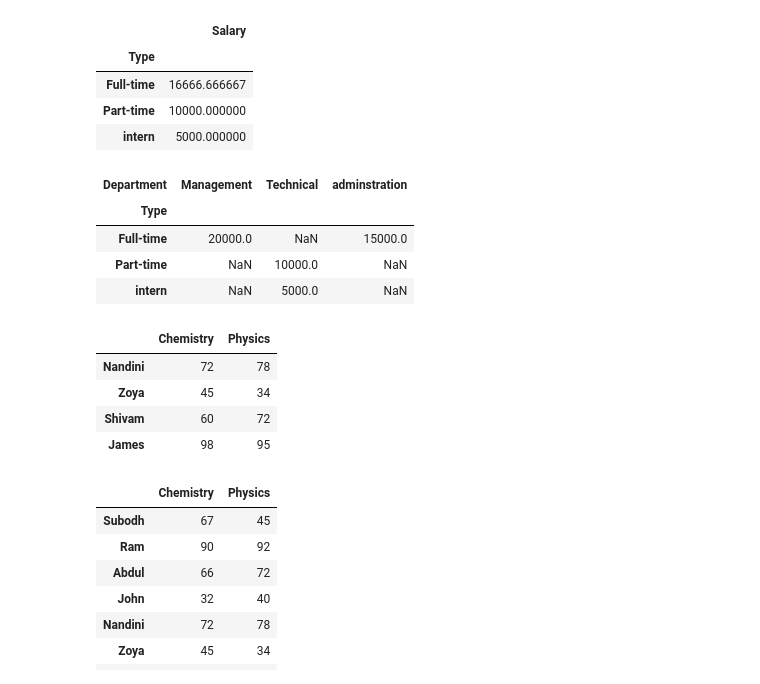
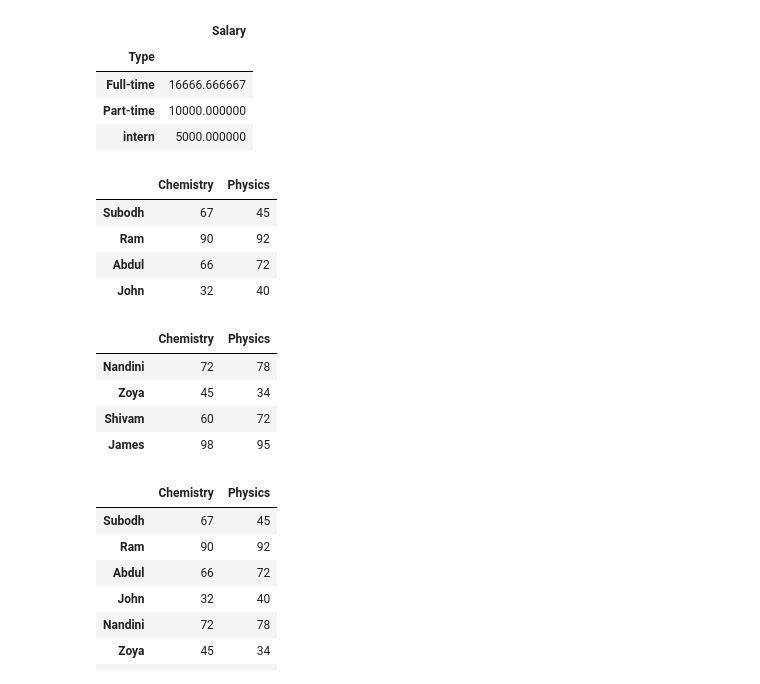
Before and after one commit to vipin11111/5thsem, a Jupyter notebook: pandas.ipynb, the cells around one changed output. Saved outputs shown, nothing was run; the diff lists cells and outputs as text; code cells hidden in the pictures.

```diff
--- a/pandas.ipynb
+++ b/pandas.ipynb
@@ -1139,31 +1240,25 @@ pd.pivot_table(df[['Salary','Type']],index='Type')
 | Full-time | 16666.666667 |
 | Part-time | 10000.000000 |
 | intern | 5000.000000 |
-# %%
-pd.pivot_table(df,index='Type', columns='Department', values='Salary')
-# %% [output]
-| Department | Management | Technical | adminstration |
-| Type |  |  |  |
-| Full-time | 20000.0 | NaN | 15000.0 |
-| Part-time | NaN | 10000.0 | NaN |
-| intern | NaN | 5000.0 | NaN |
 # %%
 marks_A = {'Chemistry': [67,90,66,32],
         'Physics': [45,92,72,40],
           }
 marks_A_df = pd.DataFrame(marks_A, index = ['Subodh', 'Ram', 'Abdul', 'John'])
 marks_B = {'Chemistry': [72,45,60,98],
         'Physics': [78,34,72,95],
           }
 marks_B_df = pd.DataFrame(marks_B, index = ['Nandini', 'Zoya', 'Shivam', 'James'])
-marks_A
-marks_A_df
-marks_B
-marks_B_df
+display(marks_A_df,marks_B_df)
 # %% [output]
 |  | Chemistry | Physics |
-| Nandini | 72 | 78 |
-| Zoya | 45 | 34 |
-| Shivam | 60 | 72 |
-| James | 98 | 95 |
+| Subodh | 67 | 45 |
+| Ram | 90 | 92 |
+| Abdul | 66 | 72 |
+| John | 32 | 40 |
+|  | Chemistry | Physics |
+| Nandini | 72 | 78 |
+| Zoya | 45 | 34 |
+| Shivam | 60 | 72 |
+| James | 98 | 95 |
 # %%
```
Also changed, not shown: parts of 69 cells of this notebook, 14 other files.
